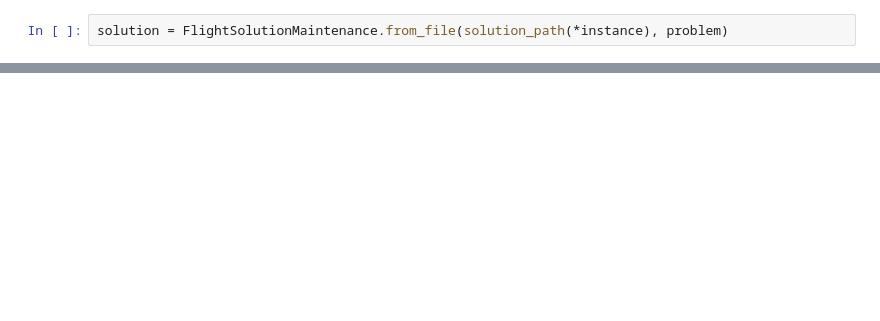
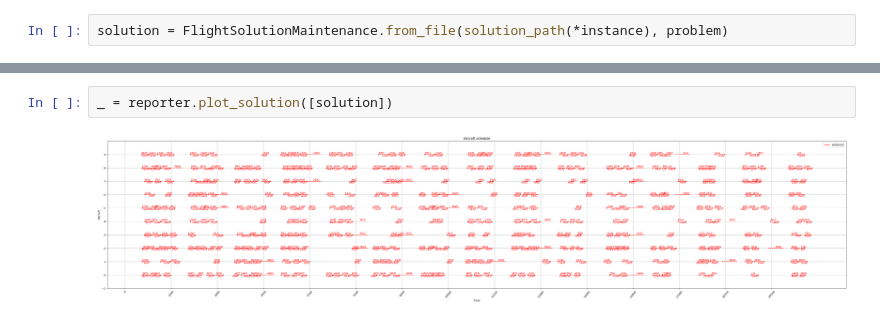
Before and after one commit to Mr-MT1234/projet_optimisation_s8, a Jupyter notebook: inspection_maintenance.ipynb, the cells around one changed output, grey strips where cells are left out. Drawn from its saved outputs; the diff is of its cells as text; blank space fills up the shorter version.

```diff
--- a/inspection_maintenance.ipynb
+++ b/inspection_maintenance.ipynb
@@ -92,0 +92,4 @@ np.float64(-6191.0)
+# %%
+_ = reporter.plot_solution([solution])
+# %% [output]
+[figure, added]
```
Also changed, not shown: parts of 10 cells of this notebook, 2 other files.
